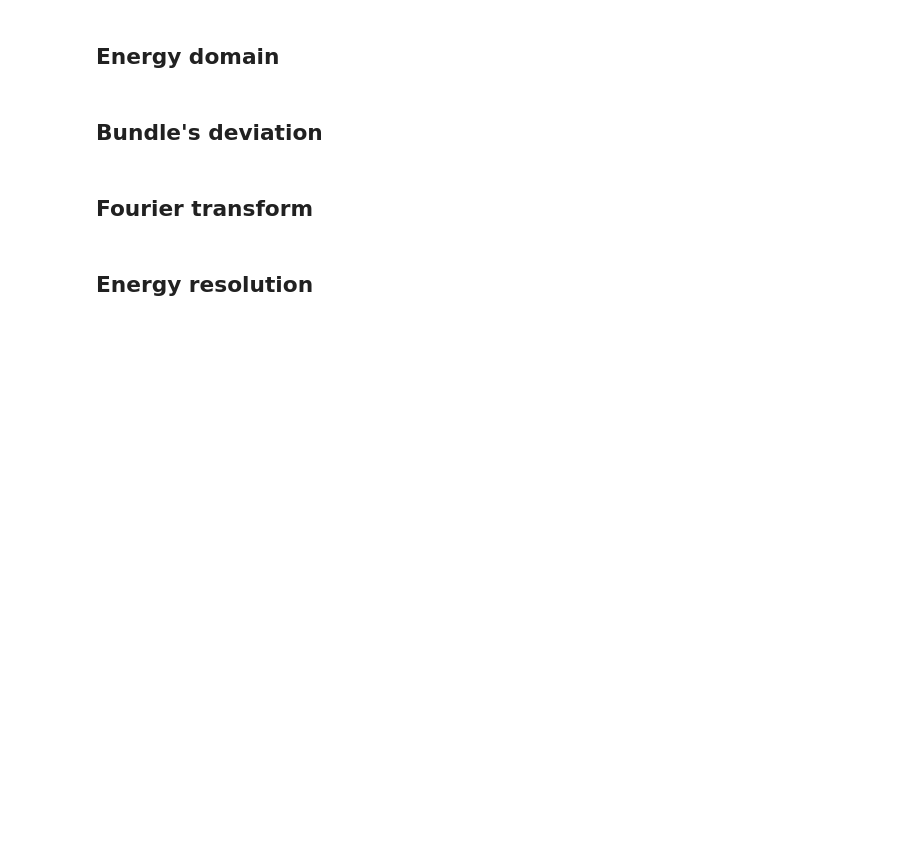
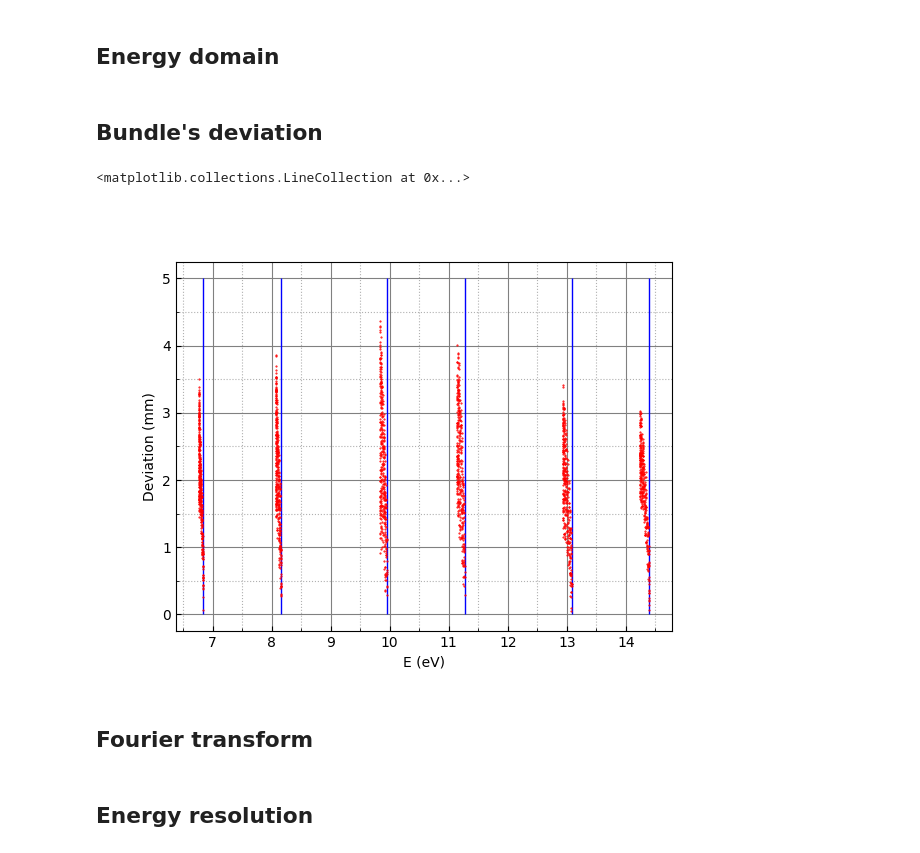
Before and after one commit to MohannadC/tof, a Jupyter notebook: smth.ipynb, the cells around one changed output. Saved outputs shown, nothing was run; the diff lists cells and outputs as text; code cells hidden in the pictures; blank space fills up the shorter version.

Commit message:
Formatting + deviation plot

```diff
--- a/smth.ipynb
+++ b/smth.ipynb
@@ -410,3 +368,40 @@ ax.set(xlim=(x_start, x_end), ylim=(y_start, y_end))
+# %%
+%matplotlib widget
+import numpy as np
+import matplotlib.pyplot as plt
+from funcs import *
+
+fig, ax = plt.subplots()
+x_start = 6
+x_end = 15
+x_interval = 1
+y_start = 0
+y_end = 5
+y_interval = 1
+decorate(ax, (x_start, x_end, x_interval), (y_start, y_end, y_interval),
+          r"E (eV)", r"Deviation (mm)", set=False)
+
+x = np.arange(x_start, x_end, 1)
+energies = [14.40, 13.08, 11.27, 9.95, 8.16, 6.84]
+e, r = [], []
+with open("./data/dist_coords_low.txt", "r") as f_c:
+    with open("./data/dist_energies_low.txt", "r") as f_e:
+        while True:
+            s_c = f_c.readline()
+            s_e = f_e.readline()
+            if s_c == "" or s_e == "":
+                break
+            num_c = s_c.split()
+            num_e = s_e.split()
+            if float(num_c[2]) == 1127.0:
+                r.append(np.sqrt(float(num_c[1]) ** 2 + float(num_c[3]) ** 2))
+                e.append(float(num_e[1]))
+
+ax.scatter(e, r, s=0.25, c="red", zorder=3)
+ax.vlines(energies, 0, 5, lw=1, color='b')
+# %% [output]
+<matplotlib.collections.LineCollection at 0x...>
+[figure, added]
 # %% [markdown]
 ## Fourier transform <a class="anchor" id="section-6"></a>
 # %%
```
Also changed, not shown: parts of 8 cells of this notebook, 7 other files.
